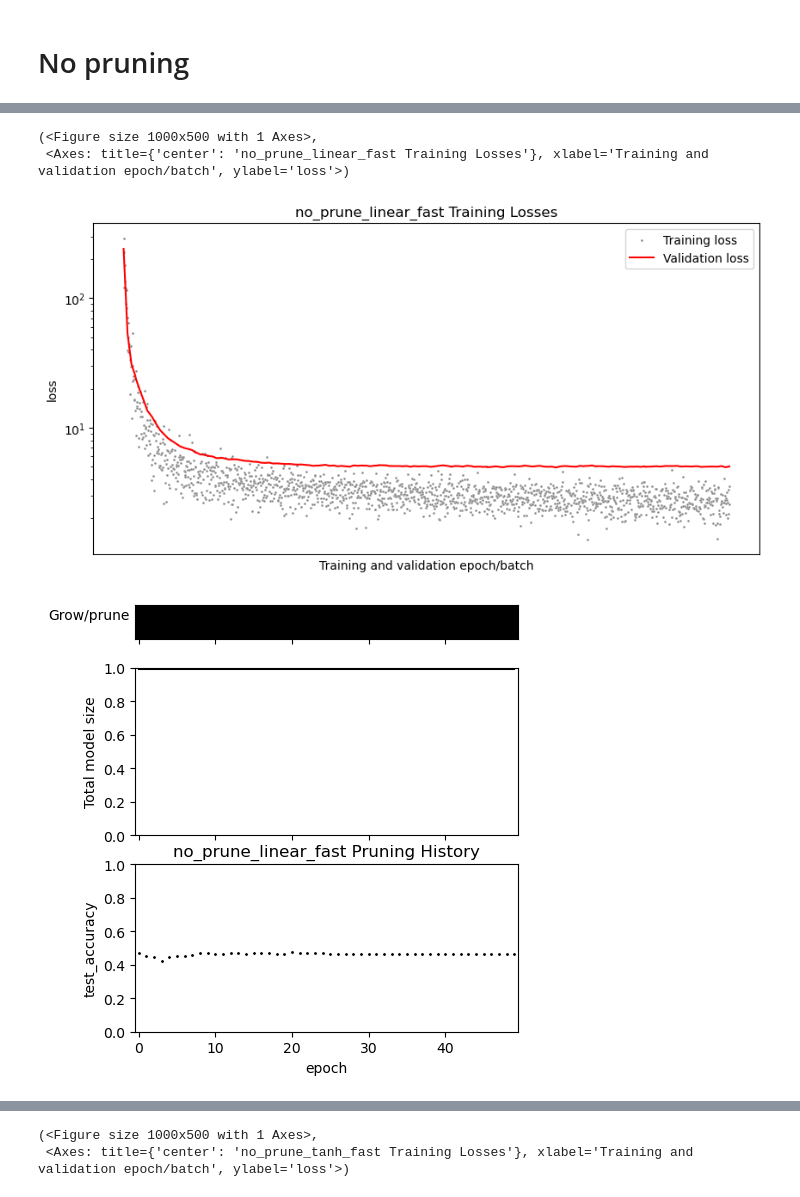
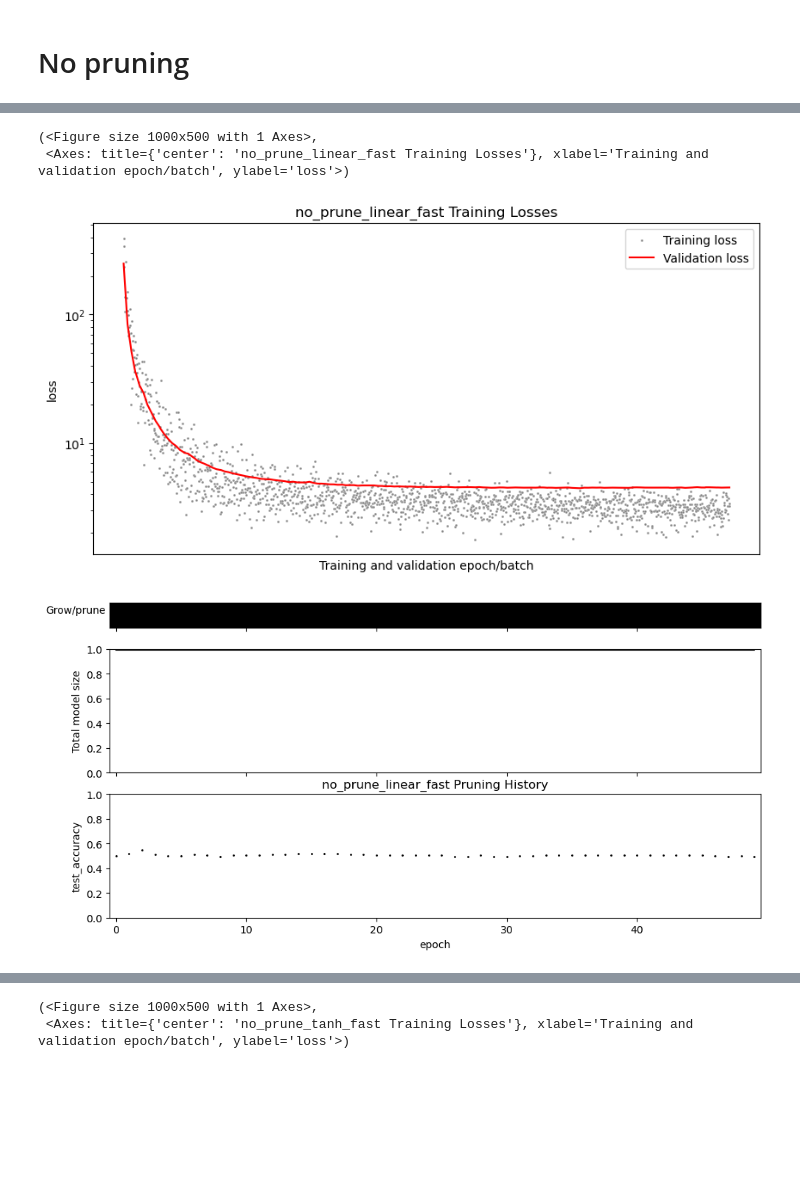
Before and after one commit to cchu70/klab_rotation, a Jupyter notebook: 10_Simple-MLP-unsupervised-SBATCH.ipynb, the cells around one changed output, grey strips where cells are left out. Saved outputs shown, nothing was run; the diff lists cells and outputs as text; code cells hidden in the pictures; blank space fills up the shorter version.

```diff
--- a/10_Simple-MLP-unsupervised-SBATCH.ipynb
+++ b/10_Simple-MLP-unsupervised-SBATCH.ipynb
@@ -72,15 +78,15 @@ Submitted batch job 56888120
 # %%
-no_prune_linear_fast_result = MLPUnsupervisedTrainingResults("/home/clc926/Desktop/klab_rotation/outputs/10/no_prune_linear_fast/sbatch-56888120_bs-32_sf-0.05_sl-49_vr-6_id-1.0_nti-50_lmd-2_pat-linear_m-5.0_ugpp-False_lr-0.001_s-4")
+no_prune_linear_fast_result = MLPUnsupervisedTrainingResults("/home/clc926/Desktop/klab_rotation/outputs/10/no_prune_linear_fast/sbatch-56891118_bs-32_sf-0.05_sl-49_vr-6_id-1.0_nti-50_lmd-2_pat-linear_m-5.0_ugpp-False_lr-0.0005_s-4")
 # %%
 no_prune_linear_fast_result.plot_training_losses()
 # %% [output]
 (<Figure size 1000x500 with 1 Axes>,
  <Axes: title={'center': 'no_prune_linear_fast Training Losses'}, xlabel='Training and validation epoch/batch', ylabel='loss'>)
-[figure, old version]
+[figure, new version]
 # %%
-fig, ax = no_prune_linear_fast_result.plot_pruning(test_err_col='test_accuracy', norm_size=total_size)
+fig, ax = no_prune_linear_fast_result.plot_pruning(figsize=(10, 5), norm_size=total_size, test_err_col='test_accuracy')
 # %% [output]
-[figure, old version]
+[figure, new version]
 # %%
 no_prune_linear_fast_result.set_trained_model(49)
 no_prune_linear_fast_result.plot_pairs(test_pair_dataloader)
```
Also changed, not shown: parts of 4 cells of this notebook, 17 other files.
